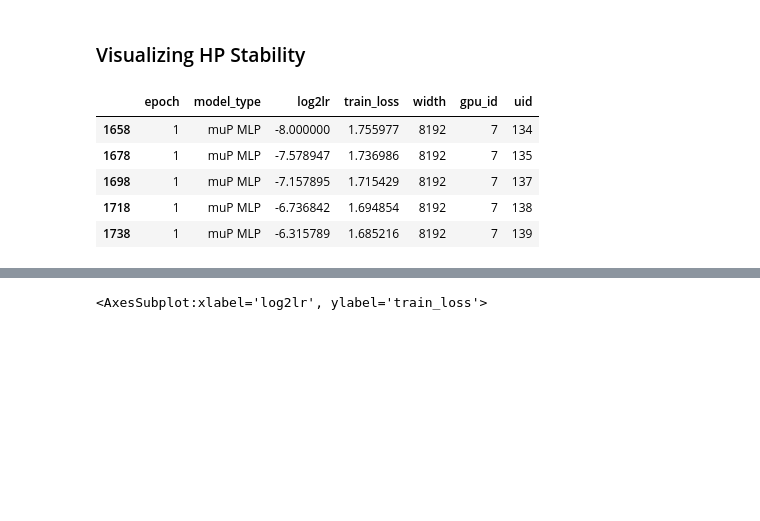
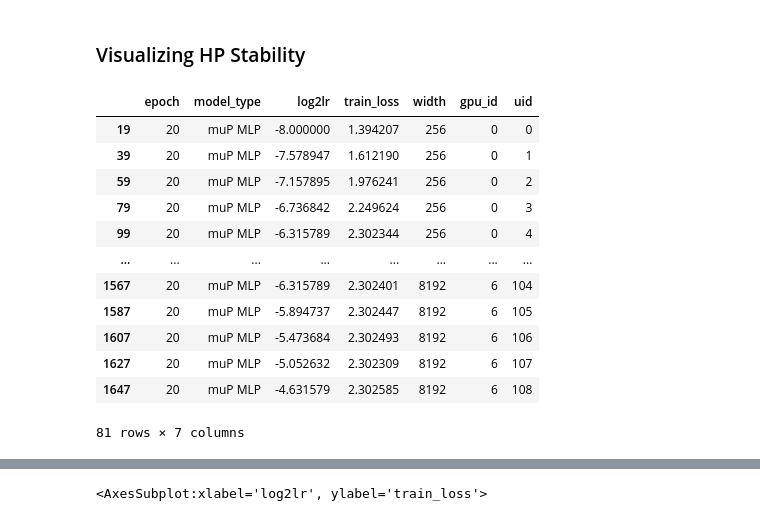
Before and after one commit to Laz4rz/mup-abc, a Jupyter notebook: examples/MLP/demo.ipynb, the cells around one changed output, grey strips where cells are left out. Cells and saved outputs as stored; diff of their text form; code cells hidden in the pictures; blank space fills up the shorter version.

```diff
--- a/examples/MLP/demo.ipynb
+++ b/examples/MLP/demo.ipynb
@@ -227,14 +243,21 @@ Train Epoch: 6 [0/50000 (0%)]   Los
 # %% [markdown]
 ### Visualizing HP Stability
 # %%
-logs_df.query("width==8192 and epoch==1")
+logs_df.query("epoch==20")
 # %% [output]
 |  | epoch | model_type | log2lr | train_loss | width | gpu_id | uid |
-| 1658 | 1 | muP MLP | -8.000000 | 1.755977 | 8192 | 7 | 134 |
-| 1678 | 1 | muP MLP | -7.578947 | 1.736986 | 8192 | 7 | 135 |
-| 1698 | 1 | muP MLP | -7.157895 | 1.715429 | 8192 | 7 | 137 |
-| 1718 | 1 | muP MLP | -6.736842 | 1.694854 | 8192 | 7 | 138 |
-| 1738 | 1 | muP MLP | -6.315789 | 1.685216 | 8192 | 7 | 139 |
+| 19 | 20 | muP MLP | -8.000000 | 1.394207 | 256 | 0 | 0 |
+| 39 | 20 | muP MLP | -7.578947 | 1.612190 | 256 | 0 | 1 |
+| 59 | 20 | muP MLP | -7.157895 | 1.976241 | 256 | 0 | 2 |
+| 79 | 20 | muP MLP | -6.736842 | 2.249624 | 256 | 0 | 3 |
+| 99 | 20 | muP MLP | -6.315789 | 2.302344 | 256 | 0 | 4 |
+| ... | ... | ... | ... | ... | ... | ... | ... |
+| 1567 | 20 | muP MLP | -6.315789 | 2.302401 | 8192 | 6 | 104 |
+| 1587 | 20 | muP MLP | -5.894737 | 2.302447 | 8192 | 6 | 105 |
+| 1607 | 20 | muP MLP | -5.473684 | 2.302493 | 8192 | 6 | 106 |
+| 1627 | 20 | muP MLP | -5.052632 | 2.302309 | 8192 | 6 | 107 |
+| 1647 | 20 | muP MLP | -4.631579 | 2.302585 | 8192 | 6 | 108 |
+81 rows × 7 columns
 # %%
 import json
 
```
Also changed, not shown: parts of 4 cells of this notebook, 4 other files.
